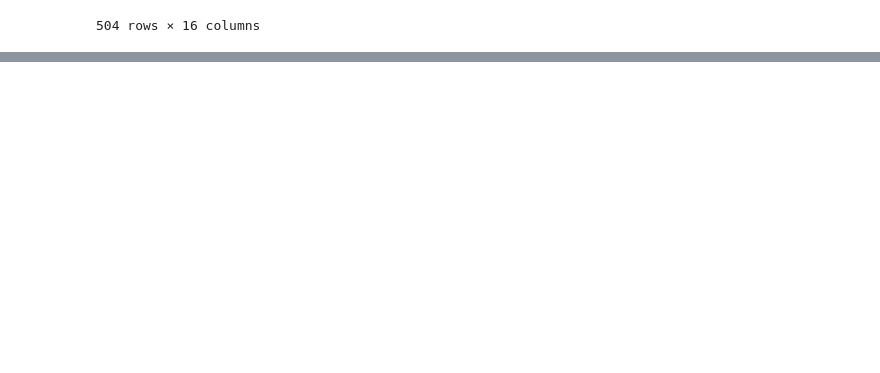
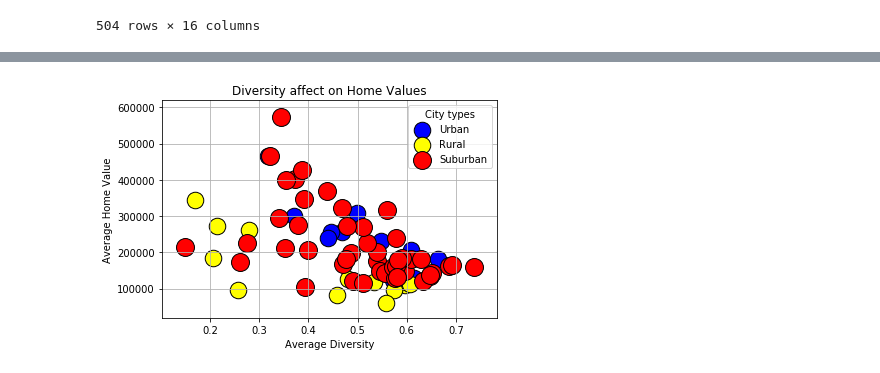
Before and after one commit to erictonian/Project1-BigHero6, a Jupyter notebook: ScatterPlot_Godwin.ipynb, the cells around one changed output, grey strips where cells are left out. Drawn from its saved outputs; the diff is of its cells as text; code cells hidden in the pictures; blank space fills up the shorter version.

Commit message:
added notebooks and output images

```diff
--- a/Starter_Notebook.ipynb
+++ b/ScatterPlot_Godwin.ipynb
@@ -3,5 +6,5 @@ import pandas as pd
 # %%
-zillow_data1= "zillow_data/zillow_medianhome_matched.csv"
+zillow_data1= "data_sources/zillow_data/zillow_medianhome_matched.csv"
 zillow_pd= pd.read_csv(zillow_data1)
 zillow_pd.head()
 # %% [output]
@@ -12,7 +15,7 @@ zillow_pd.head()
 | 3 | 76574 | Taylor | Williamson County | Rural | North | 107849.07 | 2014 |
 | 4 | 76574 | Taylor | Williamson County | Rural | North | 109096.49 | 2015 |
 # %%
-census_data1= "census_data/combined_census_cleaned.csv"
+census_data1= "data_sources/census_data/combined_census_cleaned.csv"
 census_pd= pd.read_csv(census_data1)
 census_pd.head()
 # %% [output]
@@ -67,7 +70,7 @@ merge_data
 | 503 | 78957 | Smithville | Bastrop County | Rural | East | 86602.38 | 2017 | 9310 | 10.8 | 72.2 | ... |
 504 rows × 16 columns
 # %%
-merge_data= merge_data.rename(columns={"City_x":"City", "Year_x":"Zillow Years", "Year_y":"Census Years"})
+merge_data= merge_data.rename(columns={"City_x":"City"})
 merge_data
 # %% [output]
 |  | Zip | City | County | Type | Area | Value | Year | Total-Population | Hispanic | White | ... |
@@ -88,3 +91,8 @@ merge_data
 | 502 | 78957 | Smithville | Bastrop County | Rural | East | 84086.25 | 2016 | 9146 | 12.9 | 73.4 | ... |
 | 503 | 78957 | Smithville | Bastrop County | Rural | East | 86602.38 | 2017 | 9310 | 10.8 | 72.2 | ... |
 504 rows × 16 columns
+# %%
+Urban= merge_data[merge_data["Type"]=="Urban"]
+Rural= merge_data[merge_data["Type"]=="Rural"]
+Suburban= merge_data[merge_data["Type"]=="Suburban"]
+Suburban
@@ -90,0 +118,24 @@ merge_data
+# %%
+Urban_Div= Urban.groupby(["Zip"])["Diversity Index"].mean()
+Urban_HV= Urban.groupby(["Zip"])["Value"].mean()
+
+Rural_Div= Rural.groupby(["Zip"])["Diversity Index"].mean()
+Rural_HV= Rural.groupby(["Zip"])["Value"].mean()
+
+Suburban_Div= Suburban.groupby(["Zip"])["Diversity Index"].mean()
+Suburban_HV= Suburban.groupby(["Zip"])["Value"].mean()
+
+plt.scatter(Urban_Div,Urban_HV, facecolor= "blue", edgecolor= "black", marker="o", label= "Urban", s=3*Urban["Zip"].count())
+plt.scatter(Rural_Div,Rural_HV, facecolor= "yellow", edgecolor= "black", marker="o", label= "Rural", s=3*Rural["Zip"].count())
+plt.scatter(Suburban_Div, Suburban_HV, facecolor= "red", edgecolor= "black", marker="o", label= "Suburban", s= Suburban["Zip"].count())
+
+plt.xlabel("Average Diversity")
+plt.ylabel("Average Home Value")
+plt.title("Diversity affect on Home Values")
+plt.grid()
+# Create a legend
+plt.legend(title="City types")
+plt.savefig("output_images/scatter_godwin.png")
+plt.show()
+# %% [output]
+[figure, added]
```
Also changed, not shown: parts of 4 cells of this notebook, 14 other files.
